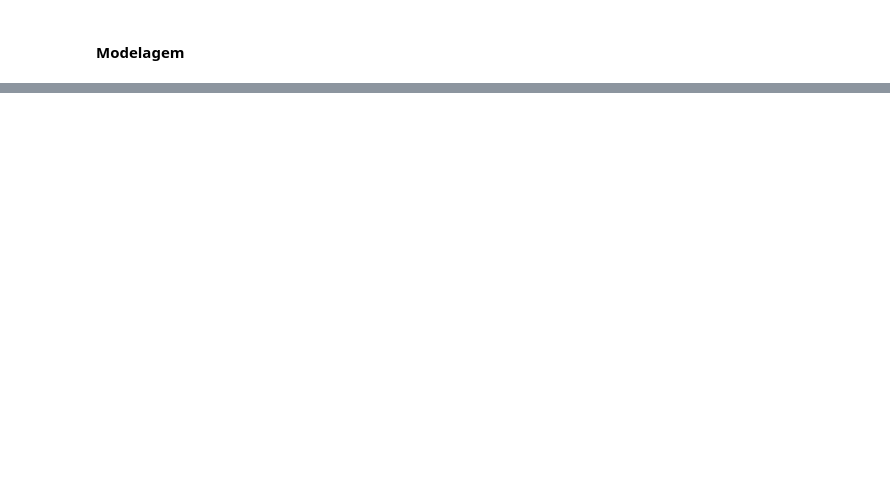
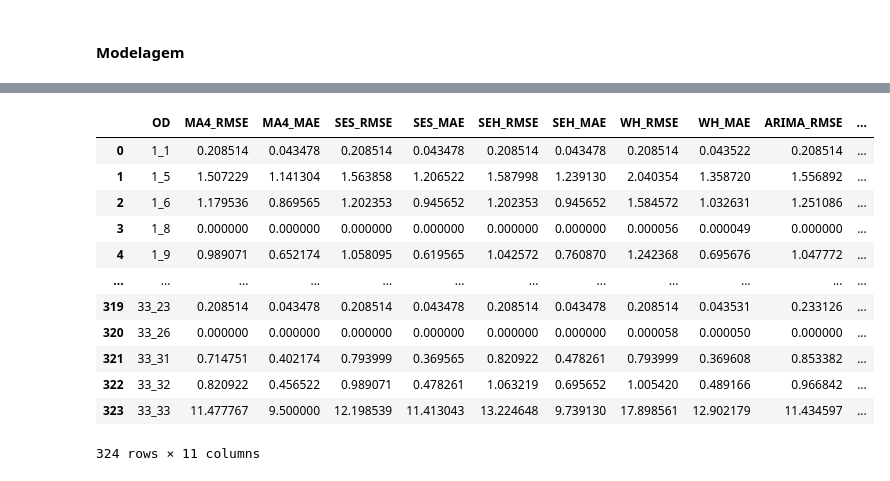
Before and after one commit to guilistocco/TCC_TABELA_DE_HORARIOS, a Jupyter notebook: Notebooks/modelagem OD - Volumes por OD.ipynb, the cells around one changed output, grey strips where cells are left out. Saved outputs shown, nothing was run; the diff lists cells and outputs as text; code cells hidden in the pictures; blank space fills up the shorter version.

```diff
--- a/Notebooks/modelagem OD - Volumes por OD.ipynb
+++ b/Notebooks/modelagem OD - Volumes por OD.ipynb
@@ -1269,0 +898,16 @@ DF4 = Sextas
+# %%
+errors_324
+# %% [output]
+|  | OD | MA4_RMSE | MA4_MAE | SES_RMSE | SES_MAE | SEH_RMSE | SEH_MAE | WH_RMSE | WH_MAE | ARIMA_RMSE | ... |
+| 0 | 1_1 | 0.208514 | 0.043478 | 0.208514 | 0.043478 | 0.208514 | 0.043478 | 0.208514 | 0.043522 | 0.208514 | ... |
+| 1 | 1_5 | 1.507229 | 1.141304 | 1.563858 | 1.206522 | 1.587998 | 1.239130 | 2.040354 | 1.358720 | 1.556892 | ... |
+| 2 | 1_6 | 1.179536 | 0.869565 | 1.202353 | 0.945652 | 1.202353 | 0.945652 | 1.584572 | 1.032631 | 1.251086 | ... |
+| 3 | 1_8 | 0.000000 | 0.000000 | 0.000000 | 0.000000 | 0.000000 | 0.000000 | 0.000056 | 0.000049 | 0.000000 | ... |
+| 4 | 1_9 | 0.989071 | 0.652174 | 1.058095 | 0.619565 | 1.042572 | 0.760870 | 1.242368 | 0.695676 | 1.047772 | ... |
+| ... | ... | ... | ... | ... | ... | ... | ... | ... | ... | ... | ... |
+| 319 | 33_23 | 0.208514 | 0.043478 | 0.208514 | 0.043478 | 0.208514 | 0.043478 | 0.208514 | 0.043531 | 0.233126 | ... |
+| 320 | 33_26 | 0.000000 | 0.000000 | 0.000000 | 0.000000 | 0.000000 | 0.000000 | 0.000058 | 0.000050 | 0.000000 | ... |
+| 321 | 33_31 | 0.714751 | 0.402174 | 0.793999 | 0.369565 | 0.820922 | 0.478261 | 0.793999 | 0.369608 | 0.853382 | ... |
+| 322 | 33_32 | 0.820922 | 0.456522 | 0.989071 | 0.478261 | 1.063219 | 0.695652 | 1.005420 | 0.489166 | 0.966842 | ... |
+| 323 | 33_33 | 11.477767 | 9.500000 | 12.198539 | 11.413043 | 13.224648 | 9.739130 | 17.898561 | 12.902179 | 11.434597 | ... |
+324 rows × 11 columns
```
Also changed, not shown: parts of 36 cells of this notebook, 1 other file.
